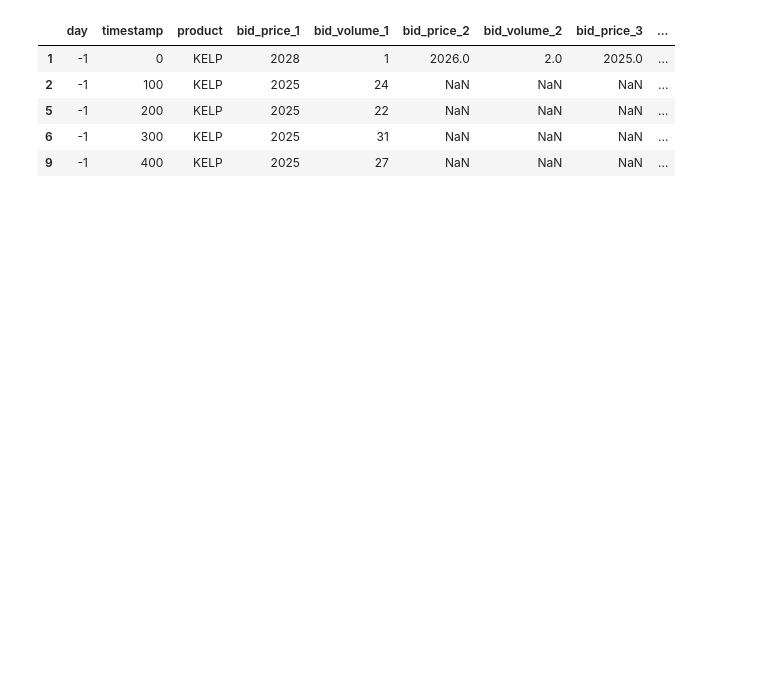
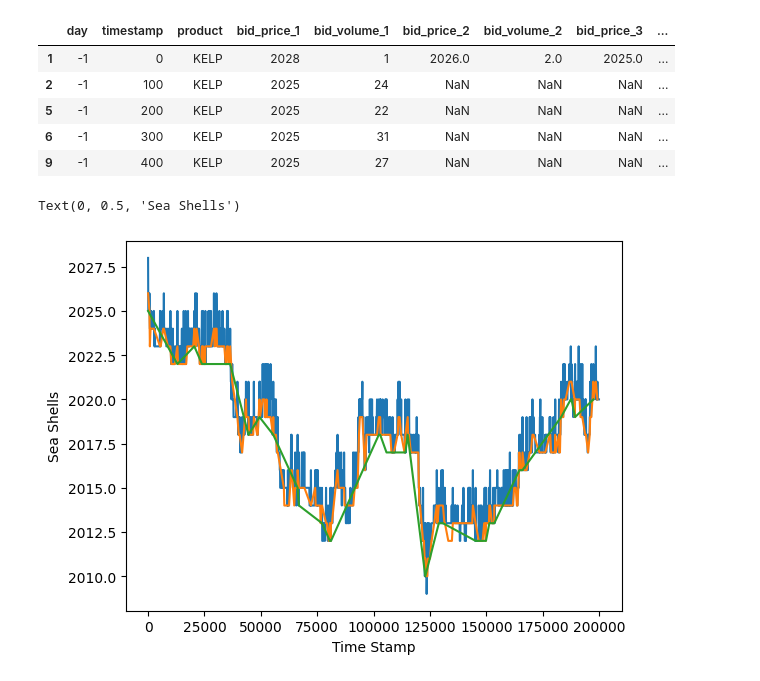
Before and after one commit to Advay-K1/IMC_Prosperity, a Jupyter notebook: analysis/kelp_round1.ipynb, the cells around one changed output. Saved outputs shown, nothing was run; the diff lists cells and outputs as text; code cells hidden in the pictures; blank space fills up the shorter version.

Commit message:
Initial plots for Kelp analysis

```diff
--- a/analysis/kelp_round1.ipynb
+++ b/analysis/kelp_round1.ipynb
@@ -24,3 +24,12 @@ kelp_df.head()
 | 5 | -1 | 200 | KELP | 2025 | 22 | NaN | NaN | NaN | ... |
 | 6 | -1 | 300 | KELP | 2025 | 31 | NaN | NaN | NaN | ... |
 | 9 | -1 | 400 | KELP | 2025 | 27 | NaN | NaN | NaN | ... |
+# %%
+sns.lineplot(data = kelp_df, x = "timestamp", y = "bid_price_1")
+sns.lineplot(data = kelp_df, x = "timestamp", y = "bid_price_2")
+sns.lineplot(data = kelp_df, x = "timestamp", y = "bid_price_3")
+plt.xlabel("Time Stamp")
+plt.ylabel("Sea Shells")
+# %% [output]
+Text(0, 0.5, 'Sea Shells')
+[figure, added]
```
